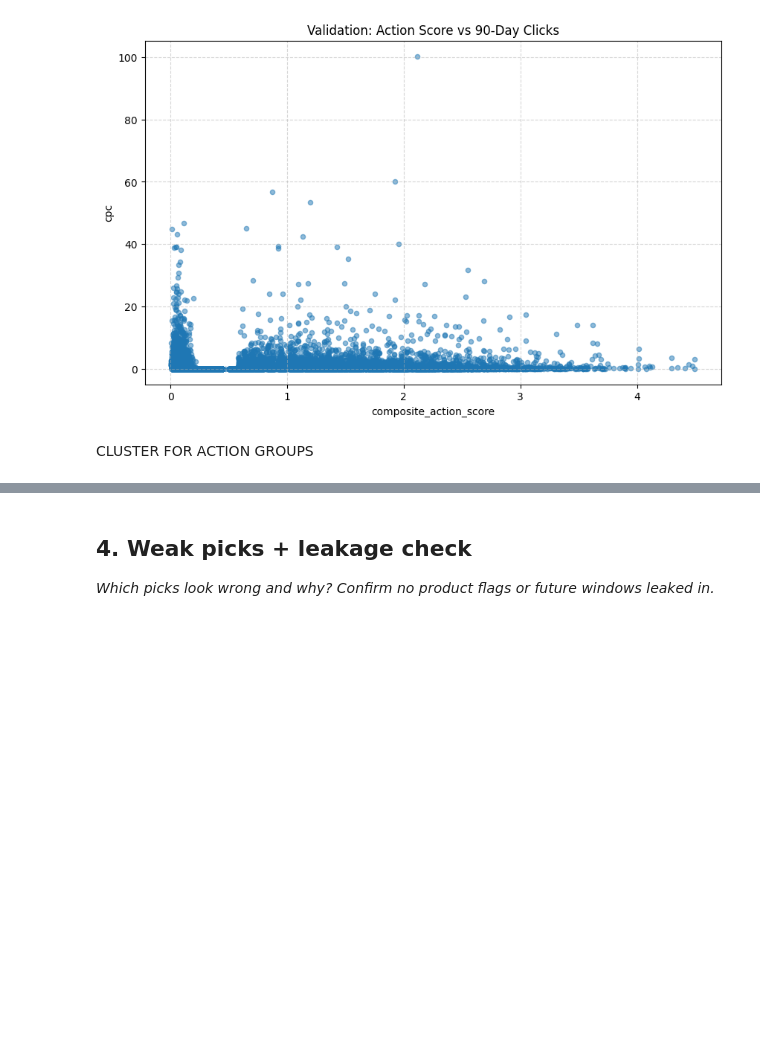
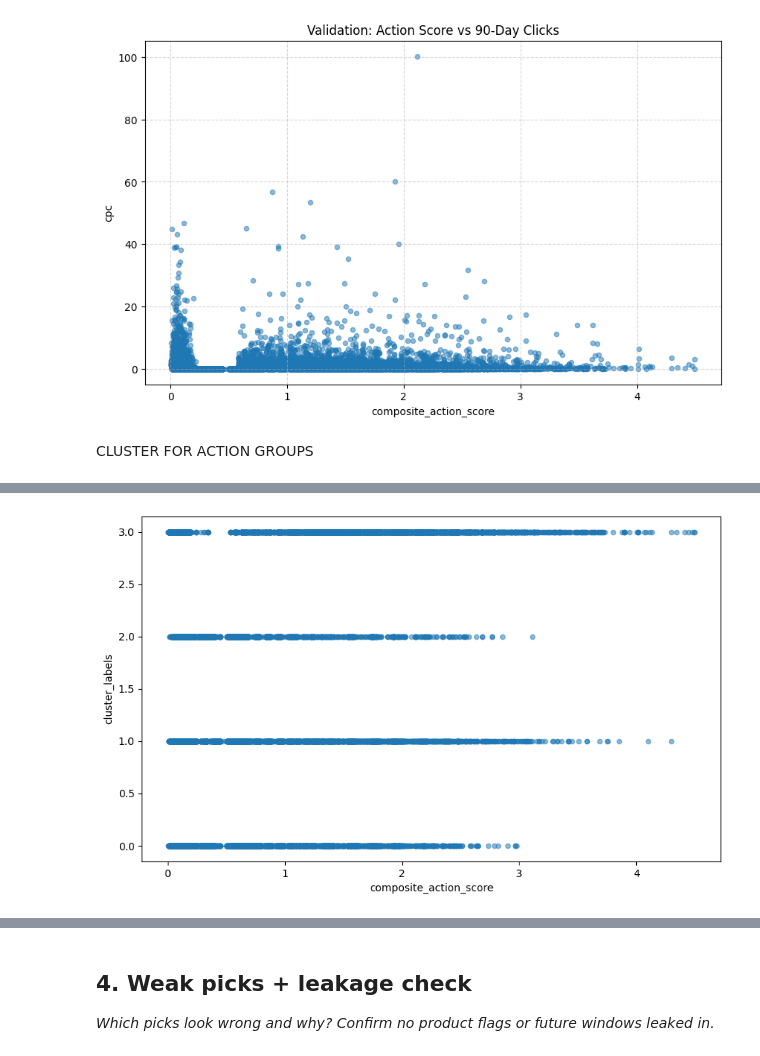
Before and after one commit to Maryam-Shile/flyrank_ml_internship, a Jupyter notebook: work/notebooks/w04_baseline_score.ipynb, the cells around one changed output, grey strips where cells are left out. Saved outputs shown, nothing was run; the diff lists cells and outputs as text; code cells hidden in the pictures; blank space fills up the shorter version.

```diff
--- a/work/notebooks/w04_baseline_score.ipynb
+++ b/work/notebooks/w04_baseline_score.ipynb
@@ -444,0 +467,5 @@ cluster_features = pd.concat([cluster_features, encoded_df], axis = 1)
+# %%
+model = KMeans(n_clusters = 4, random_state = 42)
+df['cluster_labels'] = model.fit(cluster_features).labels_
+
+df.head()
@@ -444,0 +480,5 @@ cluster_features = pd.concat([cluster_features, encoded_df], axis = 1)
+# %%
+df.plot(kind = 'scatter', x = 'composite_action_score', y = 'cluster_labels', alpha = 0.5, figsize = (10, 6))
+plt.show()
+# %% [output]
+[figure, added]
```
Also changed, not shown: parts of 5 cells of this notebook.
